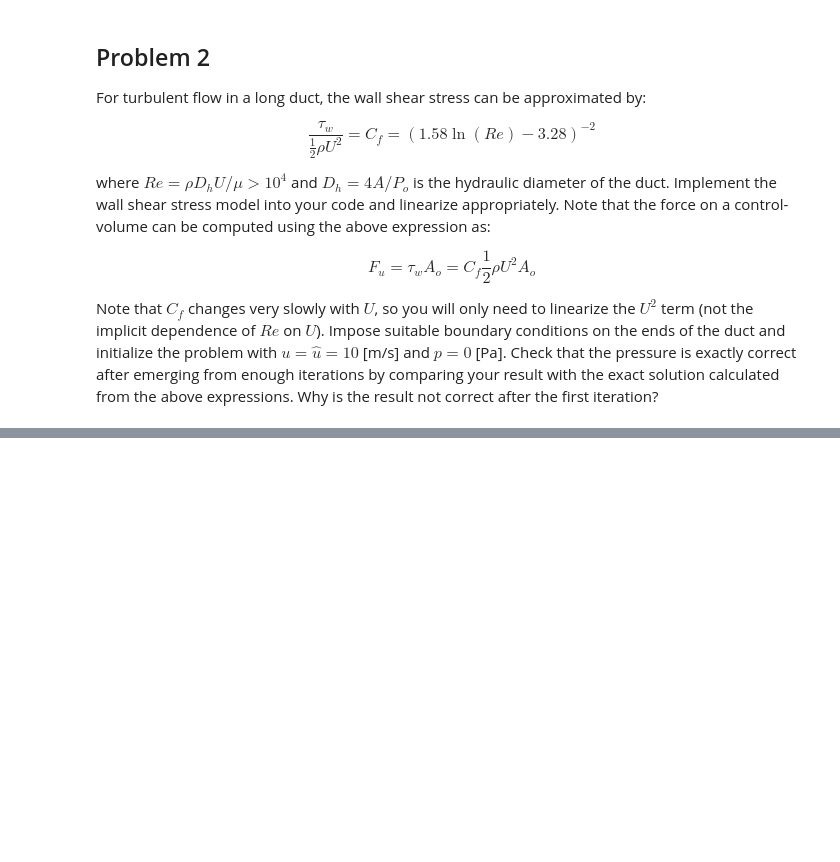
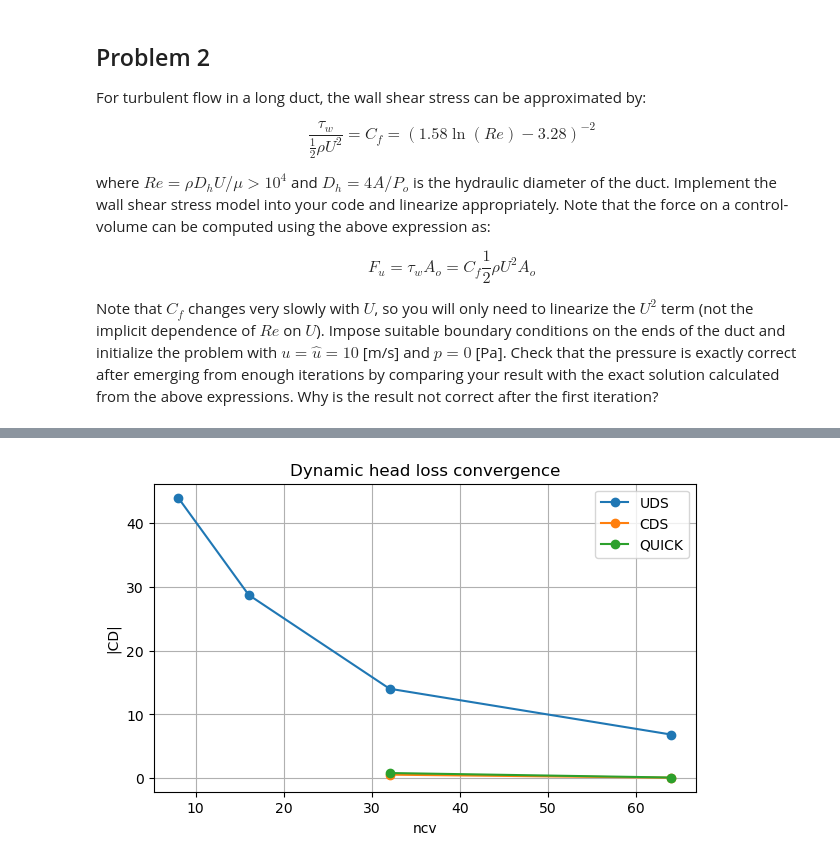
Before and after one commit to Zichen-F/9710_assignments, a Jupyter notebook: Assignment/Assignment4-zfan68.ipynb, the cells around one changed output, grey strips where cells are left out. Saved outputs shown, nothing was run; the diff lists cells and outputs as text; code cells hidden in the pictures; blank space fills up the shorter version.

```diff
--- a/Assignment/Assignment4-zfan68.ipynb
+++ b/Assignment/Assignment4-zfan68.ipynb
@@ -418,0 +1264,25 @@ Compare your solutions from UDS with those from the second-order schemes and qua
+# %%
+plt.figure(figsize=(7, 4))
+
+for scheme_name in schemes.keys():
+    CD_values = [
+        abs(results_variable[scheme_name][ncv]["CD"])
+        for ncv in ncv_list
+    ]
+
+    plt.plot(
+        ncv_list,
+        CD_values,
+        marker="o",
+        linestyle="-",
+        label=scheme_name
+    )
+
+plt.xlabel("ncv")
+plt.ylabel("|CD|")
+plt.title("Dynamic head loss convergence")
+plt.grid(True, which="both")
+plt.legend()
+plt.show()
+# %% [output]
+[figure, added]
```
Also changed, not shown: parts of 14 cells of this notebook, 2 other files.
